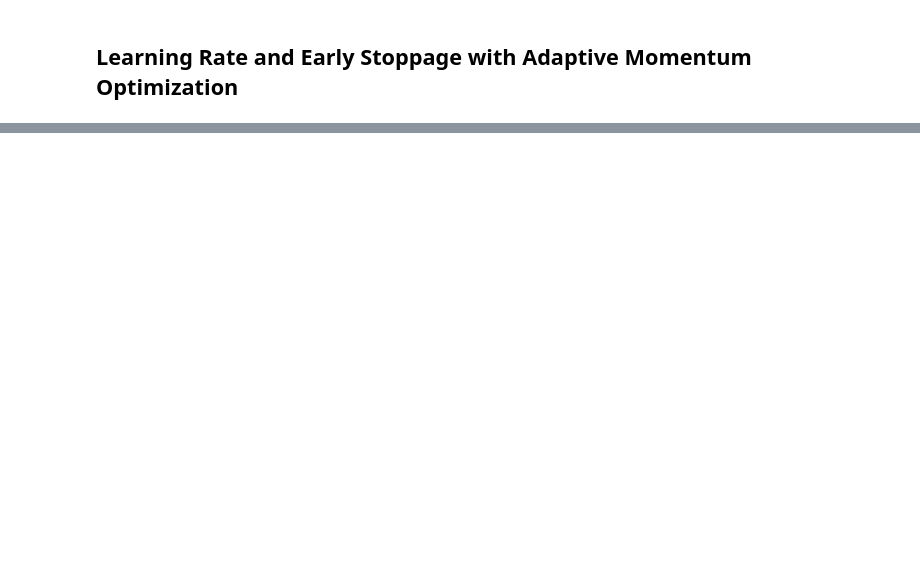
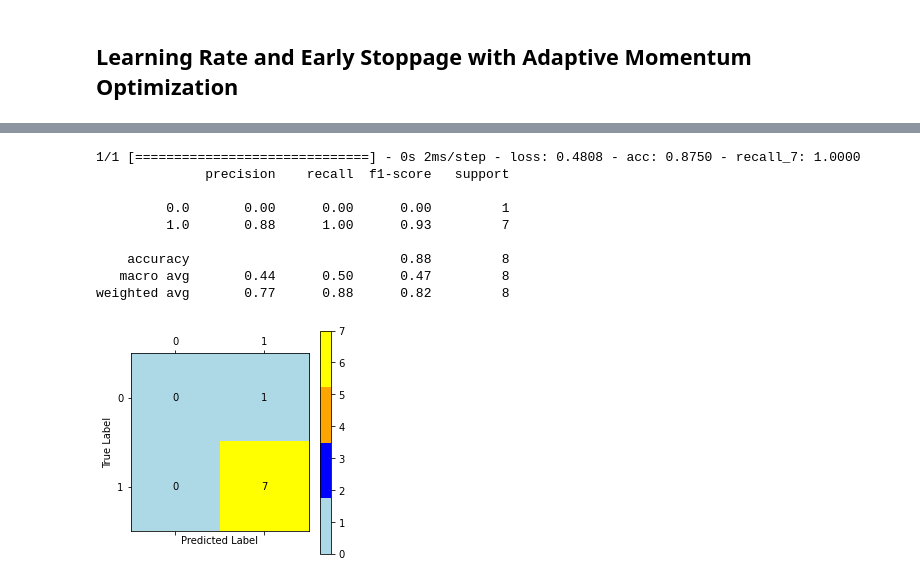
Before and after one commit to Zeth-Abney/Flatiron-school, a Jupyter notebook: phase-4/PROJECT-2/modeling.ipynb, the cells around one changed output, grey strips where cells are left out. Saved outputs shown, nothing was run; the diff lists cells and outputs as text; code cells hidden in the pictures; blank space fills up the shorter version.

```diff
--- a/phase-4/PROJECT-2/modeling.ipynb
+++ b/phase-4/PROJECT-2/modeling.ipynb
@@ -541 +693,14 @@ final_model_results = adam_model.fit(train_data_generator,
+# %%
+evaluate_model_performance(adam_model,test_data_generator)
+# %% [output]
+1/1 [==============================] - 0s 2ms/step - loss: 0.4808 - acc: 0.8750 - recall_7: 1.0000
+              precision    recall  f1-score   support
+
+         0.0       0.00      0.00      0.00         1
+         1.0       0.88      1.00      0.93         7
+
+    accuracy                           0.88         8
+   macro avg       0.44      0.50      0.47         8
+weighted avg       0.77      0.88      0.82         8
+[figure, added]
 # %%
```
Also changed, not shown: parts of 39 cells of this notebook, 1 other file.
